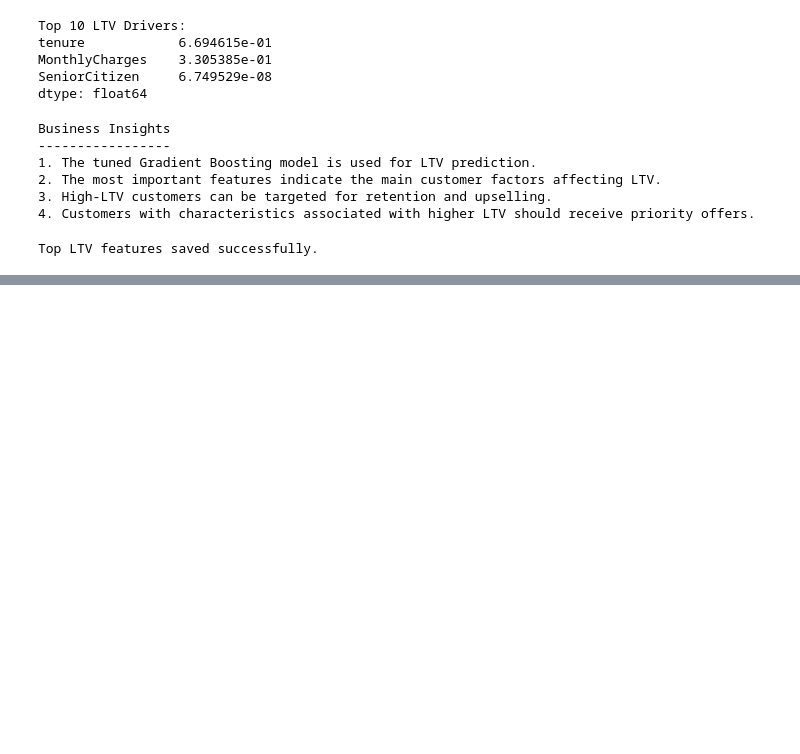
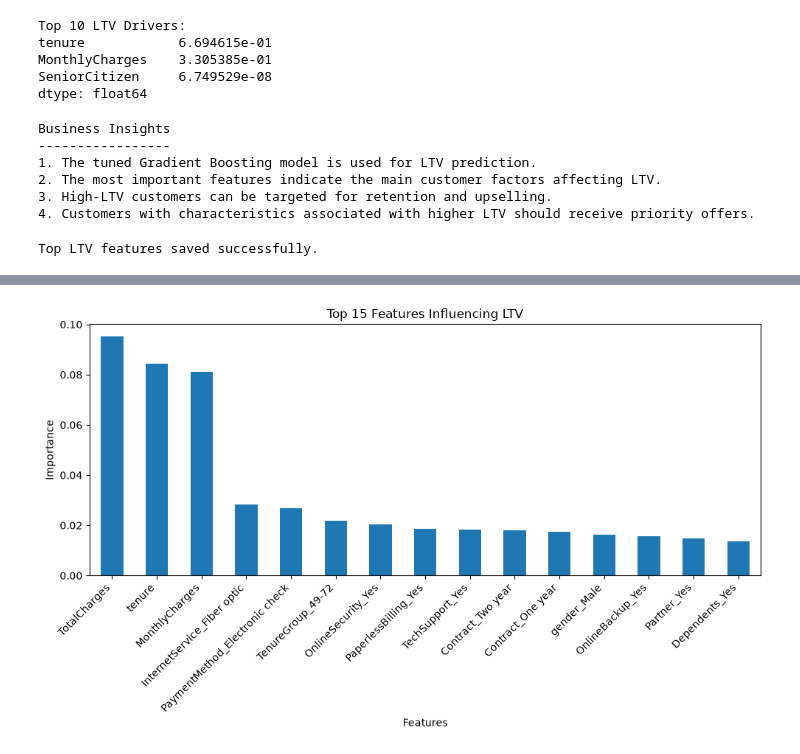
Before and after one commit to begamafreen8088-afk/zaalima-data-analytic, a Jupyter notebook: Notebooks/person2_eda.ipynb, the cells around one changed output, grey strips where cells are left out. Drawn from its saved outputs; the diff is of its cells as text; code cells hidden in the pictures; blank space fills up the shorter version.

```diff
--- a/Notebooks/person2_eda.ipynb
+++ b/Notebooks/person2_eda.ipynb
@@ -2251,0 +2354,16 @@ Top LTV features saved successfully.
+# %%
+# Feature Importance
+
+feature_importance.sort_values(ascending=False).head(15).plot(
+    kind="bar",
+    figsize=(10, 6)
+)
+
+plt.title("Top 15 Features Influencing LTV")
+plt.xlabel("Features")
+plt.ylabel("Importance")
+plt.xticks(rotation=45, ha="right")
+plt.tight_layout()
+plt.show()
+# %% [output]
+[figure, added]
```
Also changed, not shown: parts of 7 cells of this notebook.
